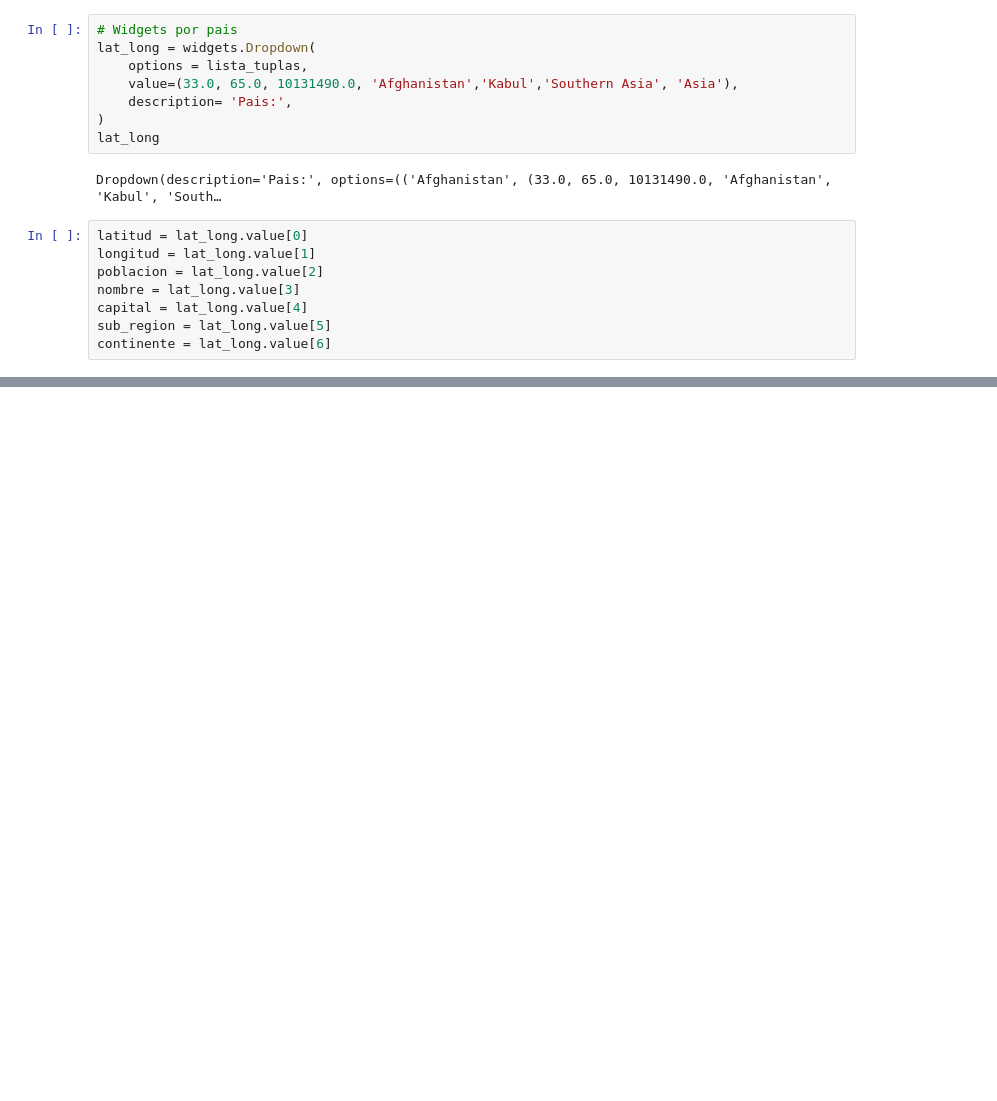
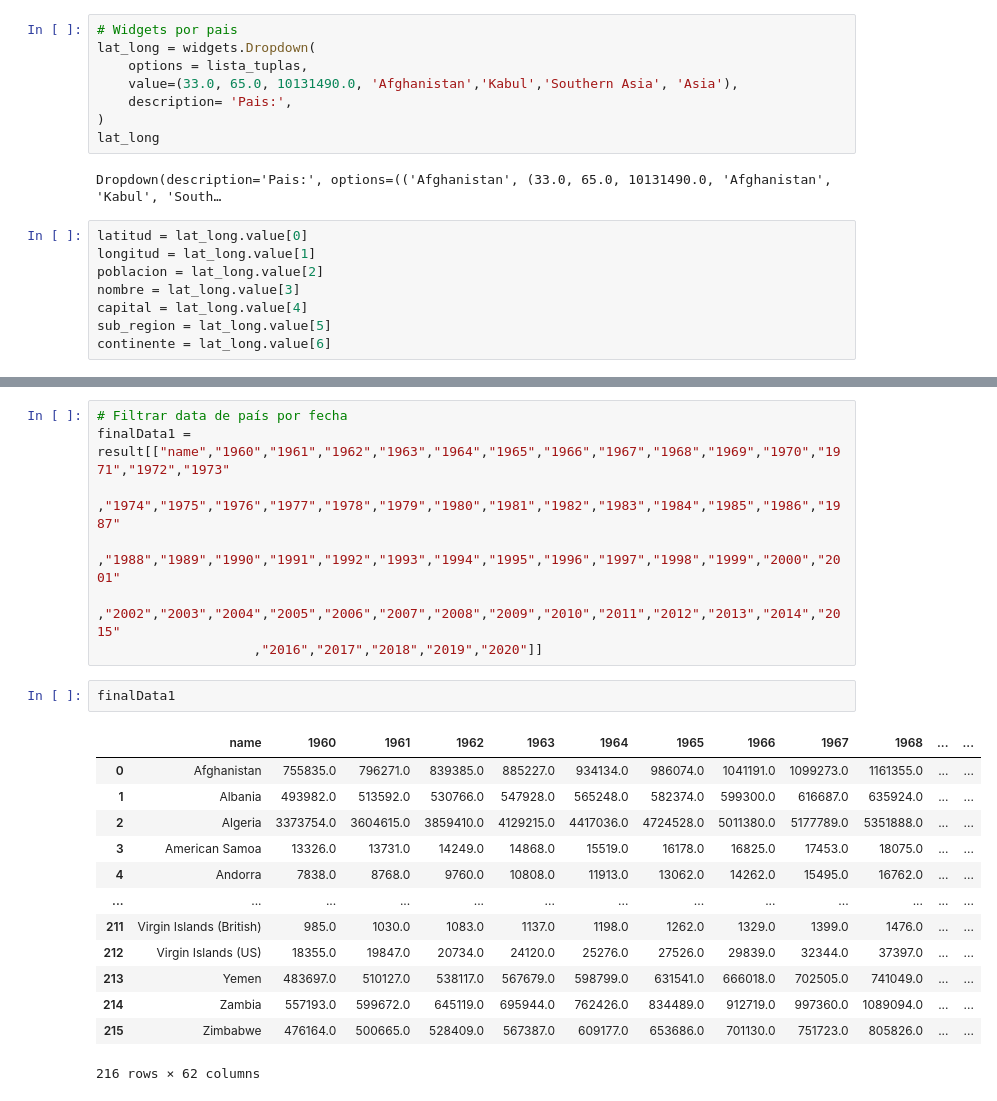
Before and after one commit to syluh/Population-, a Jupyter notebook: poblacion.ipynb, the cells around one changed output, grey strips where cells are left out. Saved outputs shown, nothing was run; the diff lists cells and outputs as text; blank space fills up the shorter version.

```diff
--- a/poblacion.ipynb
+++ b/poblacion.ipynb
@@ -130,3 +134,26 @@ m.add_layer(marker)
 m
 # %% [output]
 Map(center=[0, 0], controls=(ZoomControl(options=['position', 'zoom_in_text', 'zoom_in_title', 'zoom_out_text'…
+# %%
+# Filtrar data de país por fecha
+finalData1 = result[["name","1960","1961","1962","1963","1964","1965","1966","1967","1968","1969","1970","1971","1972","1973"
+                    ,"1974","1975","1976","1977","1978","1979","1980","1981","1982","1983","1984","1985","1986","1987"
+                    ,"1988","1989","1990","1991","1992","1993","1994","1995","1996","1997","1998","1999","2000","2001"
+                    ,"2002","2003","2004","2005","2006","2007","2008","2009","2010","2011","2012","2013","2014","2015"
+                    ,"2016","2017","2018","2019","2020"]]
+# %%
+finalData1
+# %% [output]
+|  | name | 1960 | 1961 | 1962 | 1963 | 1964 | 1965 | 1966 | 1967 | 1968 | ... | ... |
+| 0 | Afghanistan | 755835.0 | 796271.0 | 839385.0 | 885227.0 | 934134.0 | 986074.0 | 1041191.0 | 1099273.0 | 1161355.0 | ... | ... |
+| 1 | Albania | 493982.0 | 513592.0 | 530766.0 | 547928.0 | 565248.0 | 582374.0 | 599300.0 | 616687.0 | 635924.0 | ... | ... |
+| 2 | Algeria | 3373754.0 | 3604615.0 | 3859410.0 | 4129215.0 | 4417036.0 | 4724528.0 | 5011380.0 | 5177789.0 | 5351888.0 | ... | ... |
+| 3 | American Samoa | 13326.0 | 13731.0 | 14249.0 | 14868.0 | 15519.0 | 16178.0 | 16825.0 | 17453.0 | 18075.0 | ... | ... |
+| 4 | Andorra | 7838.0 | 8768.0 | 9760.0 | 10808.0 | 11913.0 | 13062.0 | 14262.0 | 15495.0 | 16762.0 | ... | ... |
+| ... | ... | ... | ... | ... | ... | ... | ... | ... | ... | ... | ... | ... |
+| 211 | Virgin Islands (British) | 985.0 | 1030.0 | 1083.0 | 1137.0 | 1198.0 | 1262.0 | 1329.0 | 1399.0 | 1476.0 | ... | ... |
+| 212 | Virgin Islands (US) | 18355.0 | 19847.0 | 20734.0 | 24120.0 | 25276.0 | 27526.0 | 29839.0 | 32344.0 | 37397.0 | ... | ... |
+| 213 | Yemen | 483697.0 | 510127.0 | 538117.0 | 567679.0 | 598799.0 | 631541.0 | 666018.0 | 702505.0 | 741049.0 | ... | ... |
+| 214 | Zambia | 557193.0 | 599672.0 | 645119.0 | 695944.0 | 762426.0 | 834489.0 | 912719.0 | 997360.0 | 1089094.0 | ... | ... |
+| 215 | Zimbabwe | 476164.0 | 500665.0 | 528409.0 | 567387.0 | 609177.0 | 653686.0 | 701130.0 | 751723.0 | 805826.0 | ... | ... |
+216 rows × 62 columns
```
Also changed, not shown: parts of 6 cells of this notebook.
